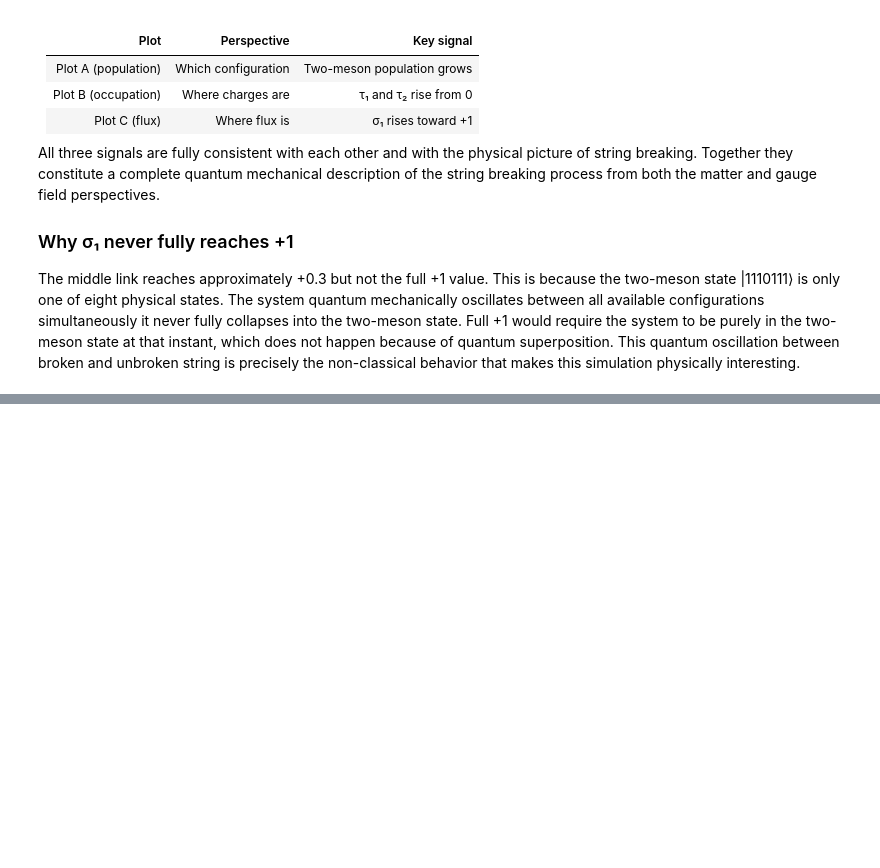
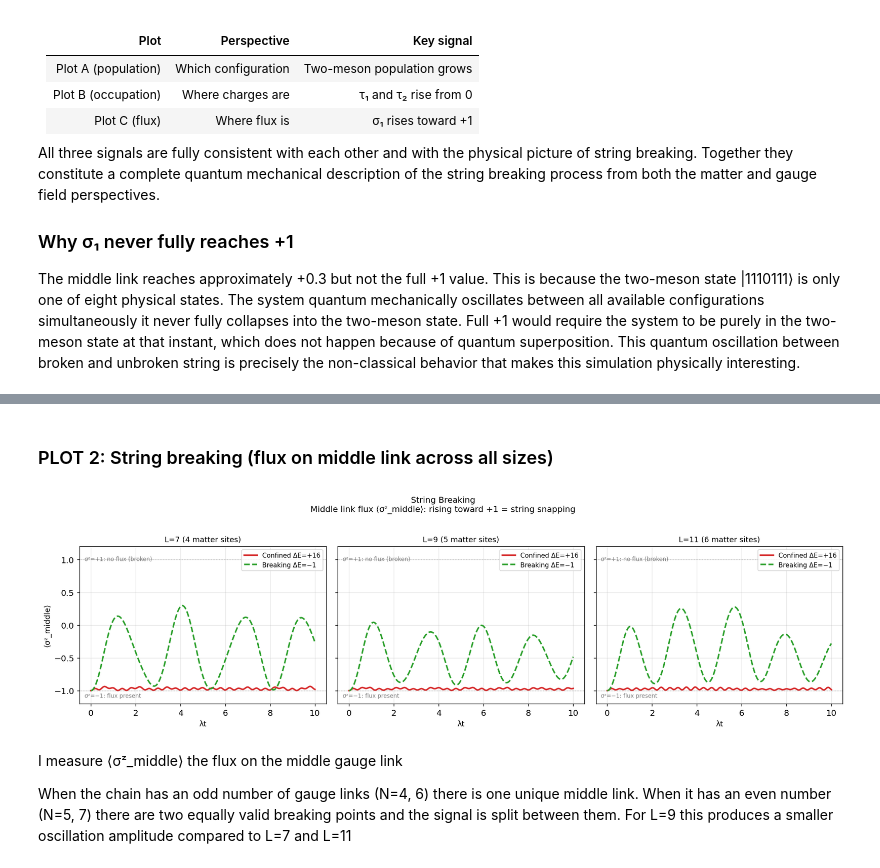
Before and after one commit to ishak-tegguiche/CERN-Summer-Student-2026, a Jupyter notebook: coding-V1.ipynb, the cells around one changed output, grey strips where cells are left out. Drawn from its saved outputs; the diff is of its cells as text; code cells hidden in the pictures; blank space fills up the shorter version.

```diff
--- a/coding-V1.ipynb
+++ b/coding-V1.ipynb
@@ -1028,0 +1265,55 @@ physically interesting.
+# %% [markdown]
+### PLOT 2: String breaking (flux on middle link across all sizes)
+# %%
+fig, axes = plt.subplots(1, len(sizes),
+                         figsize=(5*len(sizes), 4.5),
+                         sharey=True)
+
+for ax, N in zip(axes, sizes):
+    L   = 2*N - 1
+    TZ,TX,SZ,SX,Gauss,H_func,phys,psi0,dim,long_bits = build_system(N)
+
+    mid_link = (N-1) // 2   # index of middle gauge link
+
+    # Confined: control case (no breaking)
+    states_conf = evolve(H_func(5.0, 2.0, 1.0), psi0, times)
+    sz_conf = [float(np.real(s.conj()@SZ[mid_link]@s))
+               for s in states_conf]
+    ax.plot(times, sz_conf, 'C3', lw=2,
+            label='Confined ΔE=+16')
+
+    # Breaking: ΔE < 0
+    states_brk = evolve(H_func(0.5, 1.5, 1.0), psi0, times)
+    sz_brk = [float(np.real(s.conj()@SZ[mid_link]@s))
+              for s in states_brk]
+    ax.plot(times, sz_brk, 'C2', lw=2, ls='--',
+            label='Breaking ΔE=−1')
+
+    ax.axhline(-1, color='gray', lw=0.8, ls=':', alpha=0.5)
+    ax.axhline(+1, color='gray', lw=0.8, ls=':', alpha=0.5)
+    ax.text(0.02, 0.04, 'σᶻ=−1: flux present',
+            transform=ax.transAxes, fontsize=7.5, color='gray')
+    ax.text(0.02, 0.91, 'σᶻ=+1: no flux (broken)',
+            transform=ax.transAxes, fontsize=7.5, color='gray')
+
+    ax.set_title(f'L={L} ({N} matter sites)', fontsize=10)
+    ax.set_xlabel('λt', fontsize=10)
+    if ax == axes[0]:
+        ax.set_ylabel('⟨σᶻ_middle⟩', fontsize=10)
+    ax.legend(fontsize=8.5)
+    ax.grid(alpha=0.3)
+    ax.set_ylim(-1.2, 1.2)
+
+fig.suptitle('String Breaking\n'
+             'Middle link flux ⟨σᶻ_middle⟩: rising toward +1 = string snapping\n',
+             fontsize=11)
+plt.tight_layout()
+plt.show()
+# %% [output]
+[figure, added]
+# %% [markdown]
+I measure ⟨σᶻ_middle⟩ the flux on the middle gauge link
+
+When the chain has an odd number of gauge links (N=4, 6) there is one unique middle link. When it has an even
+number (N=5, 7) there are two equally valid breaking points and the signal is split between them. For L=9
+this produces a smaller oscillation amplitude compared to L=7 and L=11
```
Also changed, not shown: parts of 8 cells of this notebook.
